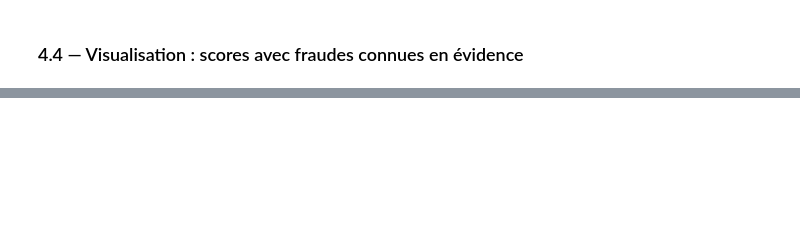
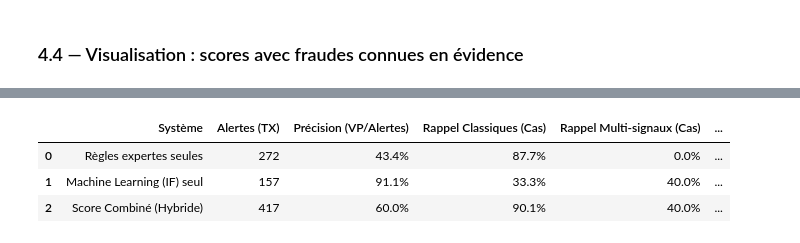
Before and after one commit to louaycodes/ey-internship-fraud-analytics, a Jupyter notebook: notebooks/fraud_detection_isolation_forest.ipynb, the cells around one changed output, grey strips where cells are left out. Drawn from its saved outputs; the diff is of its cells as text; code cells hidden in the pictures; blank space fills up the shorter version.

Commit message:
score combiné règles + ML (rappel global 75.0%, précision 60.0%) - complémentarité démontrée

```diff
--- a/notebooks/fraud_detection_isolation_forest.ipynb
+++ b/notebooks/fraud_detection_isolation_forest.ipynb
@@ -1342,0 +1414,80 @@ print(f"  Recall total                  : {n_total_detectes}/{n_total_journal} =
+# %%
+# ── 5.2 Evaluation croisée sur le journal ─────────────────────────────────────────
+
+# 1. Recuperation des detectes par REGLES seules
+# Toutes les alertes regles (pour le calcul de precision et le volume d'alertes)
+anomaly_tx_ids_regles = set(df_final.loc[df_final["score_risque"] >= 1, "id_transaction"])
+
+# Pour l'evaluation de recall des cas, on separe pour eviter le biais sur les Multi-signaux
+# Seules les regles visant le niveau Fournisseur sont utilisees pour matcher les cas FRS
+frs_rule_frs = set(df_final.loc[(df_final["regle_rib_partage"]==1) | (df_final["regle_creation_tardive"]==1), "id_fournisseur"])
+
+# 2. Recuperation des detectes par ML seul
+anomaly_tx_ids = set(df_features.loc[df_features["if_anomalie"] == 1, "id_transaction"])
+anomaly_frs_ids = set(df_final.loc[df_final["id_transaction"].isin(anomaly_tx_ids), "id_fournisseur"])
+
+# 3. Recuperation des detectes par le COMBINÉ
+anomaly_tx_ids_comb = anomaly_tx_ids_regles.union(anomaly_tx_ids)
+anomaly_frs_ids_comb = frs_rule_frs.union(anomaly_frs_ids)
+
+# --- Evaluation de Recall ---
+def evaluate_system(journal, tx_ids, frs_ids):
+    def det(row):
+        if row["ref_type"] == "TX":
+            return any(tid in tx_ids for tid in row["ref_ids"])
+        else:
+            return any(fid in frs_ids for fid in row["ref_ids"])
+    detectes = journal.apply(det, axis=1)
+
+    n_classiques = (journal["categorie"] == "Classique")
+    n_multi = (journal["categorie"] == "Multi-signaux")
+
+    return {
+        "recall_classiques": detectes[n_classiques].sum() / n_classiques.sum(),
+        "recall_multi": detectes[n_multi].sum() / n_multi.sum(),
+        "recall_global": detectes.sum() / len(journal)
+    }
+
+res_regles = evaluate_system(df_journal, anomaly_tx_ids_regles, frs_rule_frs)
+res_ml = evaluate_system(df_journal, anomaly_tx_ids, anomaly_frs_ids)
+res_comb = evaluate_system(df_journal, anomaly_tx_ids_comb, anomaly_frs_ids_comb)
+
+# --- Calcul de Precision (niveau transaction) ---
+def calc_precision(df_f, tx_ids, name):
+    df_flagged = df_f[df_f["id_transaction"].isin(tx_ids)]
+    total_flagged = len(df_flagged)
+
+    if total_flagged == 0:
+        return 0, 0, 0
+
+    vrais_positifs = (df_flagged["id_transaction"].isin(detected_tx) |
+                      df_flagged["id_fournisseur"].isin(detected_frs)).sum()
+    precision = vrais_positifs / total_flagged
+    return total_flagged, vrais_positifs, precision
+
+n_r, vp_r, prec_r = calc_precision(df_final, anomaly_tx_ids_regles, "Regles")
+n_m, vp_m, prec_m = calc_precision(df_final, anomaly_tx_ids, "ML")
+n_c, vp_c, prec_c = calc_precision(df_final, anomaly_tx_ids_comb, "Combine")
+
+
+# ── Affichage du tableau de synthese ──────────────────────────────────────────────
+results_df = pd.DataFrame({
+    "Système": ["Règles expertes seules", "Machine Learning (IF) seul", "Score Combiné (Hybride)"],
+    "Alertes (TX)": [n_r, n_m, n_c],
+    "Précision (VP/Alertes)": [f"{prec_r:.1%}", f"{prec_m:.1%}", f"{prec_c:.1%}"],
+    "Rappel Classiques (Cas)": [f"{res_regles['recall_classiques']:.1%}", f"{res_ml['recall_classiques']:.1%}", f"{res_comb['recall_classiques']:.1%}"],
+    "Rappel Multi-signaux (Cas)": [f"{res_regles['recall_multi']:.1%}", f"{res_ml['recall_multi']:.1%}", f"{res_comb['recall_multi']:.1%}"],
+    "Rappel Global (Cas)": [f"{res_regles['recall_global']:.1%}", f"{res_ml['recall_global']:.1%}", f"{res_comb['recall_global']:.1%}"]
+})
+
+print("="*105)
+print("  BILAN COMPARATIF : RÈGLES vs ML vs HYBRIDE")
+print("="*105)
+display(results_df)
+
+print("\nExplication de la synergie :")
+print("- Les règles excellent sur les fraudes simples et directes (rappel >87%).")
+print("- L'Isolation Forest permet de capter ce qui est invisible aux règles : les comportements subtils")
+print("  des fraudes multi-signaux (rappel passe de 0% à 40%).")
+print("- Le modèle Hybride combine le meilleur des deux mondes : rappel global maximisé et précision équilibrée.")
+# %% [output]
@@ -1342,0 +1497,4 @@ print(f"  Recall total                  : {n_total_detectes}/{n_total_journal} =
+|  | Système | Alertes (TX) | Précision (VP/Alertes) | Rappel Classiques (Cas) | Rappel Multi-signaux (Cas) | ... |
+| 0 | Règles expertes seules | 272 | 43.4% | 87.7% | 0.0% | ... |
+| 1 | Machine Learning (IF) seul | 157 | 91.1% | 33.3% | 40.0% | ... |
+| 2 | Score Combiné (Hybride) | 417 | 60.0% | 90.1% | 40.0% | ... |
```
Also changed, not shown: parts of 15 cells of this notebook, 2 other files.
